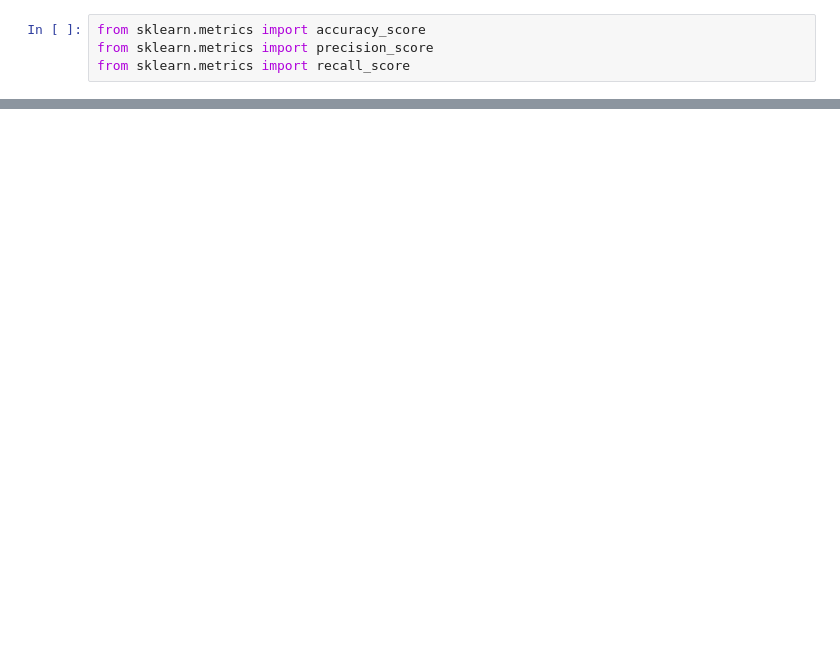
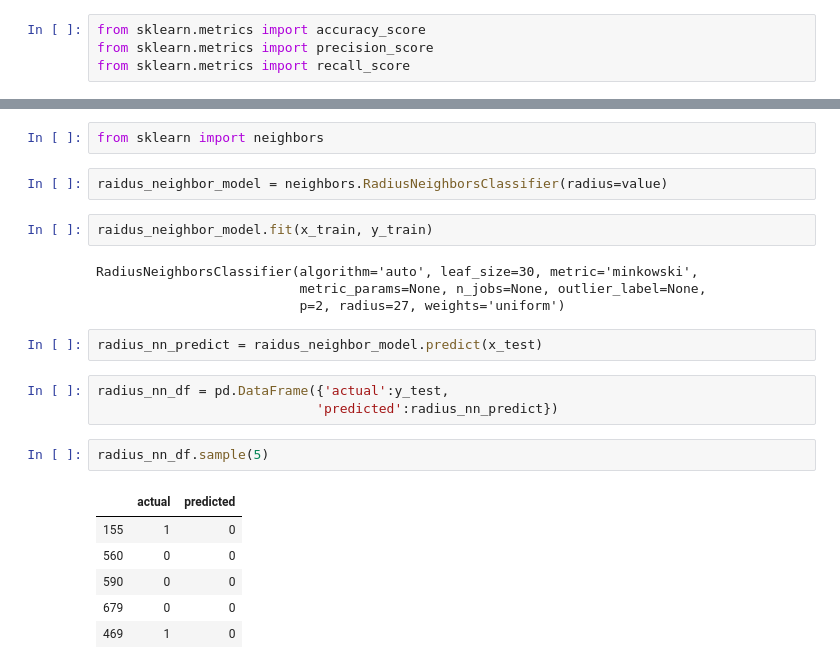
Before and after one commit to AkshaanB/Titanic-Data-Analysis, a Jupyter notebook: Titanic Data Analysis-New Version.ipynb, the cells around one changed output, grey strips where cells are left out. Drawn from its saved outputs; the diff is of its cells as text; blank space fills up the shorter version.

```diff
--- a/Titanic Data Analysis-New Version.ipynb
+++ b/Titanic Data Analysis-New Version.ipynb
@@ -389,0 +398,24 @@ Recall is:  0.717391304347826
+# %%
+from sklearn import neighbors
+# %%
+raidus_neighbor_model = neighbors.RadiusNeighborsClassifier(radius=value)
+# %%
+raidus_neighbor_model.fit(x_train, y_train)
+# %% [output]
+RadiusNeighborsClassifier(algorithm='auto', leaf_size=30, metric='minkowski',
+                          metric_params=None, n_jobs=None, outlier_label=None,
+                          p=2, radius=27, weights='uniform')
+# %%
+radius_nn_predict = raidus_neighbor_model.predict(x_test)
+# %%
+radius_nn_df = pd.DataFrame({'actual':y_test,
+                            'predicted':radius_nn_predict})
+# %%
+radius_nn_df.sample(5)
+# %% [output]
+|  | actual | predicted |
+| 155 | 1 | 0 |
+| 560 | 0 | 0 |
+| 590 | 0 | 0 |
+| 679 | 0 | 0 |
+| 469 | 1 | 0 |
```
Also changed, not shown: parts of 20 cells of this notebook.
